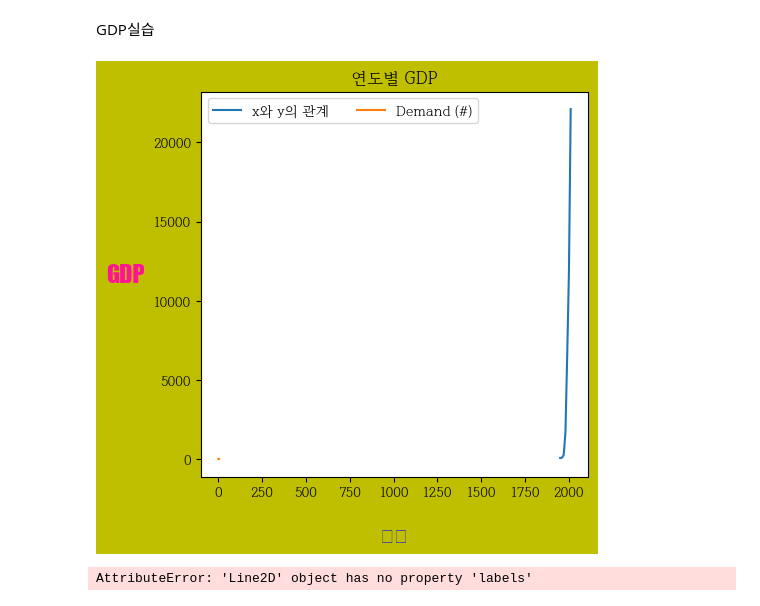
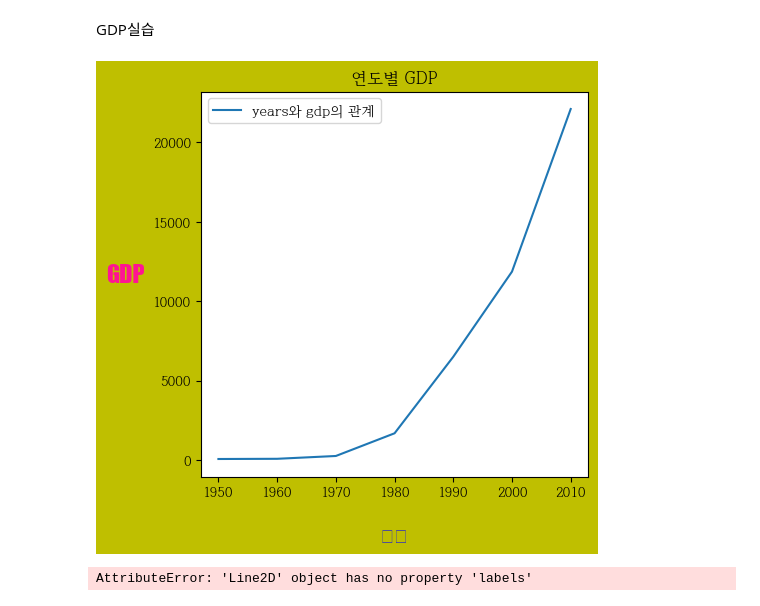
Before and after one commit to LeticiaKang/Data_Analytics_Course, a Jupyter notebook: Study_Python_Jupyter/시각화/(4-1) 복습.ipynb, the cells around one changed output. Saved outputs shown, nothing was run; the diff lists cells and outputs as text; code cells hidden in the pictures.

```diff
--- a/Study_Python_Jupyter/시각화/(4-1) 복습.ipynb
+++ b/Study_Python_Jupyter/시각화/(4-1) 복습.ipynb
@@ -126,38 +127,37 @@ plt.plot(
         #넣고 싶은 데이터
             years, gdp
         #범례 lable 문자열 설정
-            , label = "x와 y의 관계"
+            , label = "years와 gdp의 관계"
         )
-plt.plot([1, 2, 3, 4], [3, 5, 9, 7], label='Demand (#)')
 
 #범례 표시 함수 호출
 # plt.legend()
 # plt.legend(loc=(0.0, 0.0))
 # plt.legend(loc=(0.5, 0.5))
 # plt.legend(loc=(1.0, 1.0))
 plt.legend(loc='best', ncol=3)
 
 #축 레이블(이름) 설정하기 : plt.x(y)label("이름")
 plt.xlabel("연도"       #x축 이름
            , labelpad=20    #그래프에서 레이블이 떨어지는 정도
            , fontdict=font1     #레이블 폰트 설정하기
            , loc='center'       #레이블 위치 설정하기 => {‘left’, ‘center’, ‘right’} 中 택1
            )
 plt.ylabel("GDP"     #y축 이름
            , labelpad=20    #그래프에서 레이블이 떨어지는 정도
            , fontdict=font2     #레이블 폰트 설정하기
            , loc = "center"       #레이블 위치 설정하기 => {‘bottom’, ‘center’, ‘top’}
            ).set_rotation(360)
 
 #그래프 이름 설정하기
 plt.title("연도별 GDP")
 
 #저장할 때 이름 설정
 plt.savefig("gdp_per_captita.png", dpi = 600)
 
 plt.show()
 # %% [output]
-[figure, old version]
+[figure, new version]
 # %%
 font_name = font_manager.FontProperties(fname = "C:/Windows/Fonts/Hancom Gothic Bold.ttf").get_name()
 rc("font", family = font_name)
```
Also changed, not shown: parts of 1 cell of this notebook, 1 other file.
